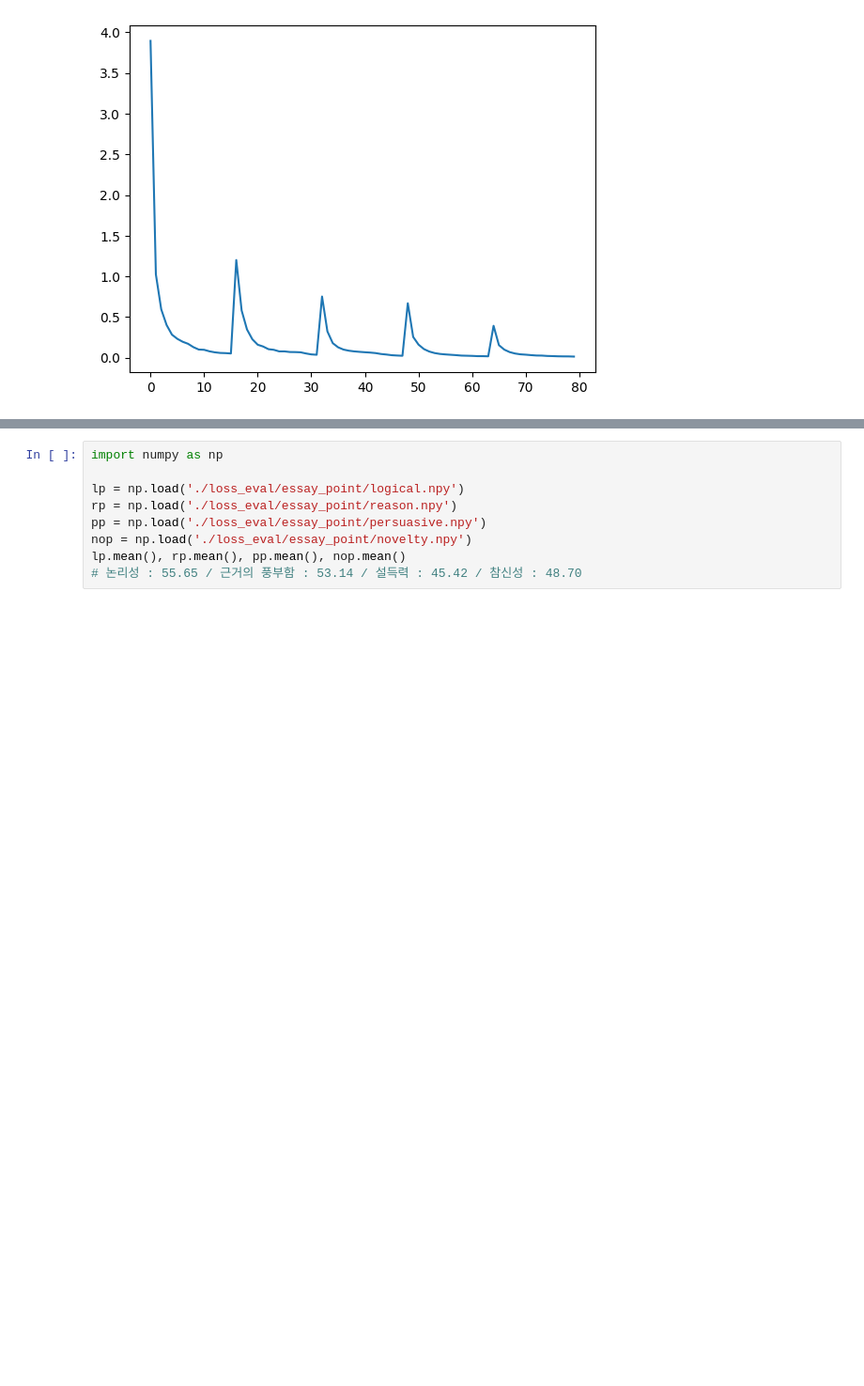
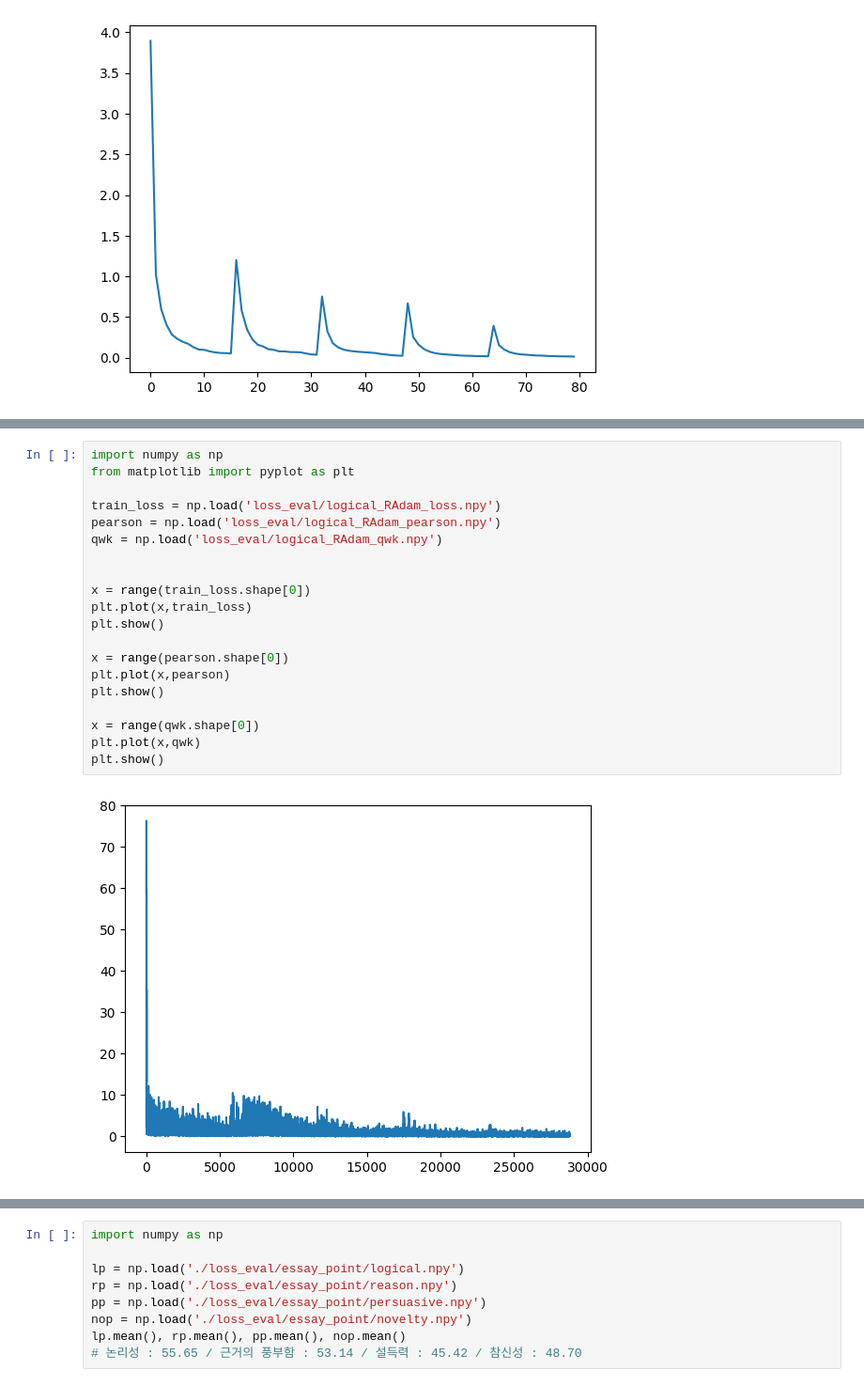
Before and after one commit to daegonYu/AutoMated-Essay-Scoring-Model-Fine-tuning-in-Korean, a Jupyter notebook: 결과확인CODE.ipynb, the cells around one changed output, grey strips where cells are left out. Shown at 94% size. Saved outputs shown, nothing was run; the diff lists cells and outputs as text; blank space fills up the shorter version.

```diff
--- a/결과확인CODE.ipynb
+++ b/결과확인CODE.ipynb
@@ -124,0 +62,22 @@ a(*test)
+# %%
+import numpy as np
+from matplotlib import pyplot as plt
+
+train_loss = np.load('loss_eval/logical_RAdam_loss.npy')
+pearson = np.load('loss_eval/logical_RAdam_pearson.npy')
+qwk = np.load('loss_eval/logical_RAdam_qwk.npy')
+
+
+x = range(train_loss.shape[0])
+plt.plot(x,train_loss)
+plt.show()
+
+x = range(pearson.shape[0])
+plt.plot(x,pearson)
+plt.show()
+
+x = range(qwk.shape[0])
+plt.plot(x,qwk)
+plt.show()
+# %% [output]
+[figure, added]
```
Also changed, not shown: parts of 18 cells of this notebook, 36 other files.
